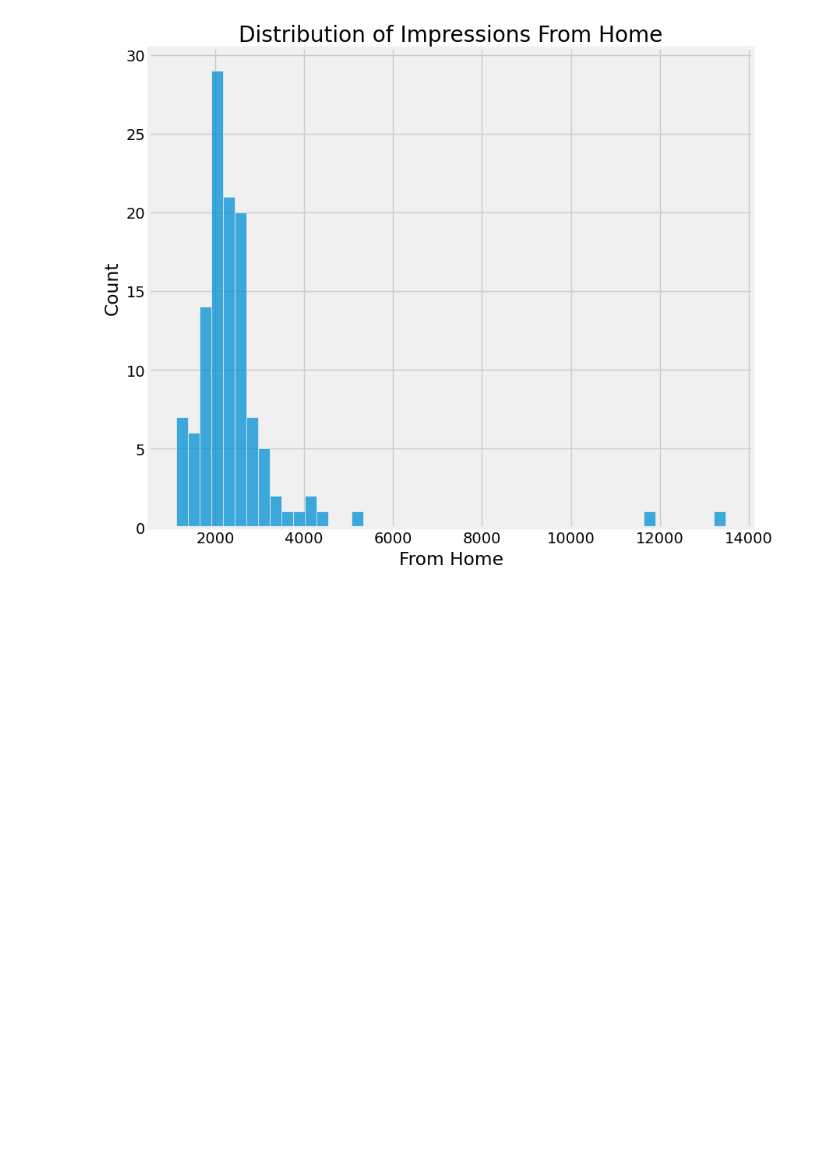
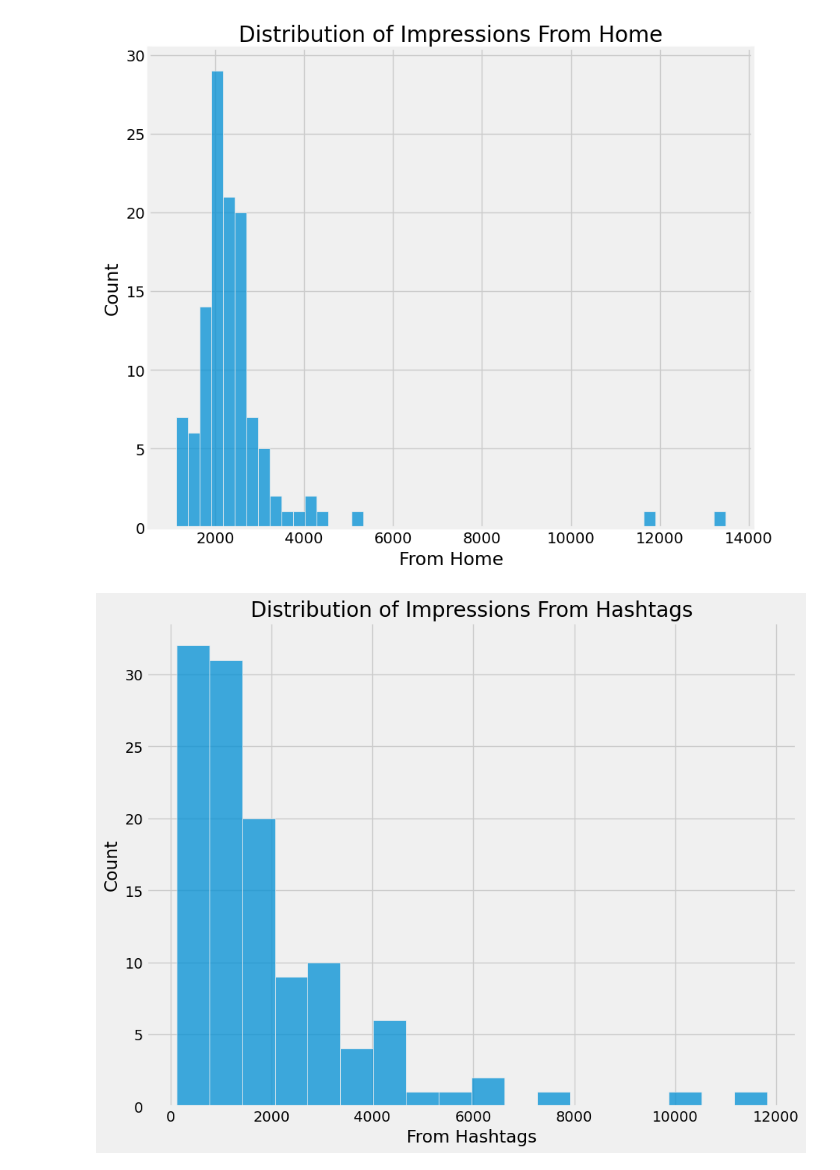
Before and after one commit to Deepak3015/Machine-Repo, a Jupyter notebook: Notebook/Instgram_reach_analysis.ipynb, the cells around one changed output. Saved outputs shown, nothing was run; the diff lists cells and outputs as text; code cells hidden in the pictures; blank space fills up the shorter version.

```diff
--- a/Notebook/Instgram_reach_analysis.ipynb
+++ b/Notebook/Instgram_reach_analysis.ipynb
@@ -80,3 +80,11 @@ sns.histplot(data['From Home'])
 plt.show()
 # %% [output]
 [figure]
+# %%
+plt.figure(figsize=(10, 8))
+plt.title("Distribution of Impressions From Hashtags")
+#sns.distplot(data['From Hashtags'])
+sns.histplot(data['From Hashtags'])
+plt.show()
+# %% [output]
+[figure, added]
```
Also changed, not shown: parts of 5 cells of this notebook.
